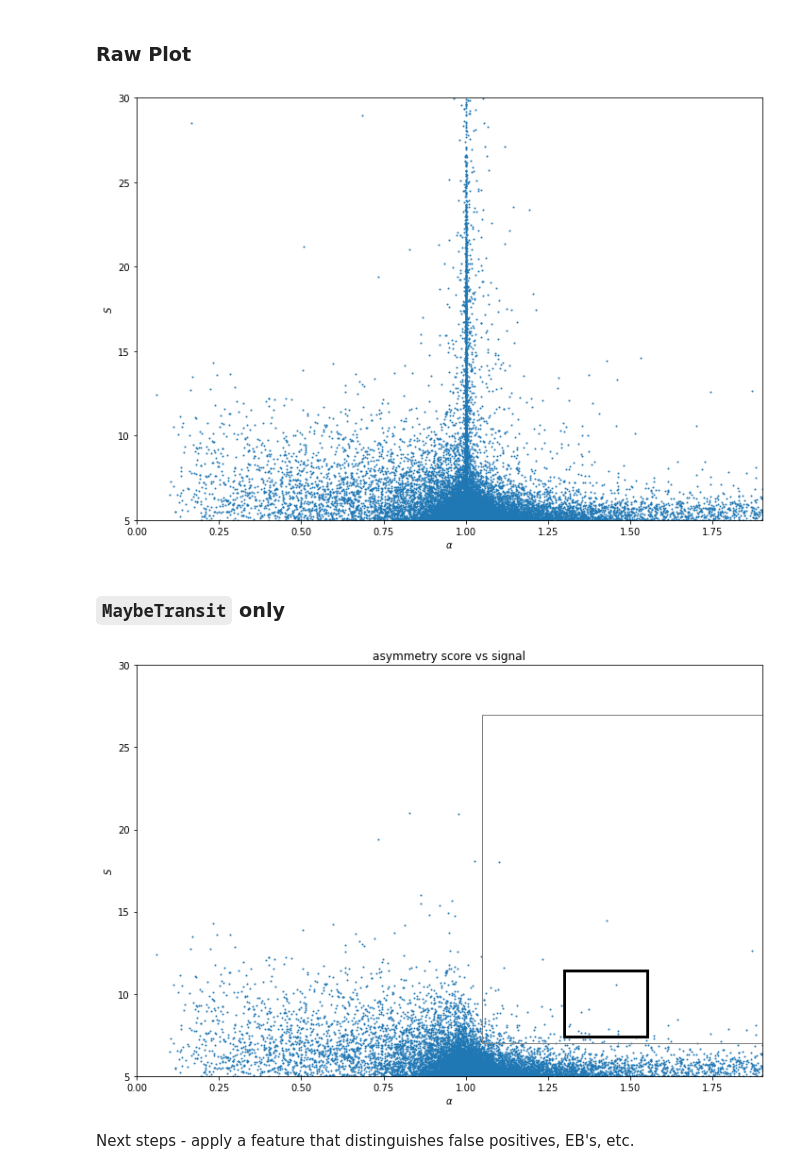
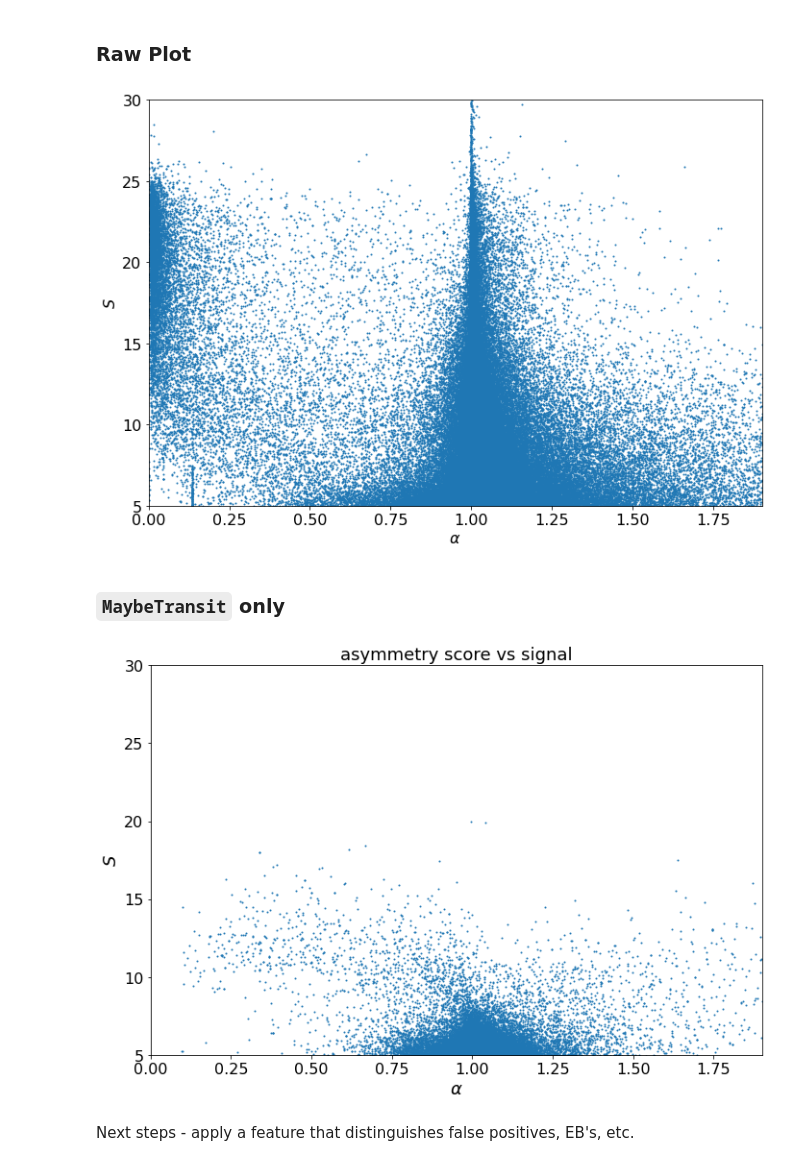
Before and after one commit to azibn/automated_exocomet_hunt, a Jupyter notebook: notebooks/output_analysis.ipynb, the cells around one changed output. Cells and saved outputs as stored; diff of their text form; code cells hidden in the pictures.

```diff
--- a/notebooks/output_analysis.ipynb
+++ b/notebooks/output_analysis.ipynb
@@ -16,6 +16,12 @@ from astropy.table import Table, unique
 from analysis_tools_cython import *
 from post_processing_tools import *
 from tqdm import tqdm
+# %%
+
+plt.rcParams['figure.figsize'] = (11.0, 8.0)
+plt.rcParams['font.size'] = 16
+# plt.rcParams('xtick', labelsize='medium')
+# plt.rcParams('ytick', labelsize='medium')
 # %% [markdown]
 ---
 # %% [markdown]
@@ -26,7 +32,7 @@ from tqdm import tqdm
 ## Creating DataFrame
 - data initially used is `corrected flux`, not PCA.
 # %%
-df = get_output('output_s6_pca.txt')
+df = get_output('output_s4_corr.txt')
 filtered_df = filter_df(df)
 # %%
 df['transit_prob'].unique()
@@ -57,25 +63,25 @@ filtered_df[filtered_df.transit_prob == 'maybeTransit']
 # %%
 distribution(df.asym_score,abs(df['signal/noise']))
 # %% [output]
-[figure, old version]
+[figure, new version]
 # %% [markdown]
 ### `MaybeTransit` only
 # %%
 fig,ax = plt.subplots(figsize=(10,7))
 ax.scatter(df.asym_score[df.transit_prob == 'maybeTransit'],abs(df['signal/noise'][df.transit_prob == 'maybeTransit']),s=1)
 ax.set_xlim(0,1.9)
 ax.set_ylim(5,30)
-ax.set_xlabel('$\\alpha$')
-ax.set_ylabel('$S$')
-ax.set_title('asymmetry score vs signal')
+ax.set_xlabel('$\\alpha$',fontsize=18)
+ax.set_ylabel('$S$',fontsize=18)
+ax.set_title('asymmetry score vs signal',fontsize=18)
 fig.tight_layout()
-rect = patches.Rectangle((1.30, 7.40), 0.25, 4, linewidth=3, edgecolor='k', facecolor='none')
-interest_region = patches.Rectangle((1.05,7),3,20, linewidth=1,edgecolor='grey',facecolor='none') # region of interest in Kennedy et al
-ax.add_patch(rect)
-ax.add_patch(interest_region)
+#rect = patches.Rectangle((1.30, 7.40), 0.25, 4, linewidth=3, edgecolor='k', facecolor='none')
+#interest_region = patches.Rectangle((1.05,7),3,20, linewidth=1,edgecolor='grey',facecolor='none') # region of interest in Kennedy et al
+#ax.add_patch(rect)
+#ax.add_patch(interest_region)
 plt.show()
 # %% [output]
-[figure, old version]
+[figure, new version]
 # %% [markdown]
 Next steps - apply a feature that distinguishes false positives, EB's, etc.
 # %% [markdown]
```
Also changed, not shown: parts of 2 cells of this notebook, 10 other files.
